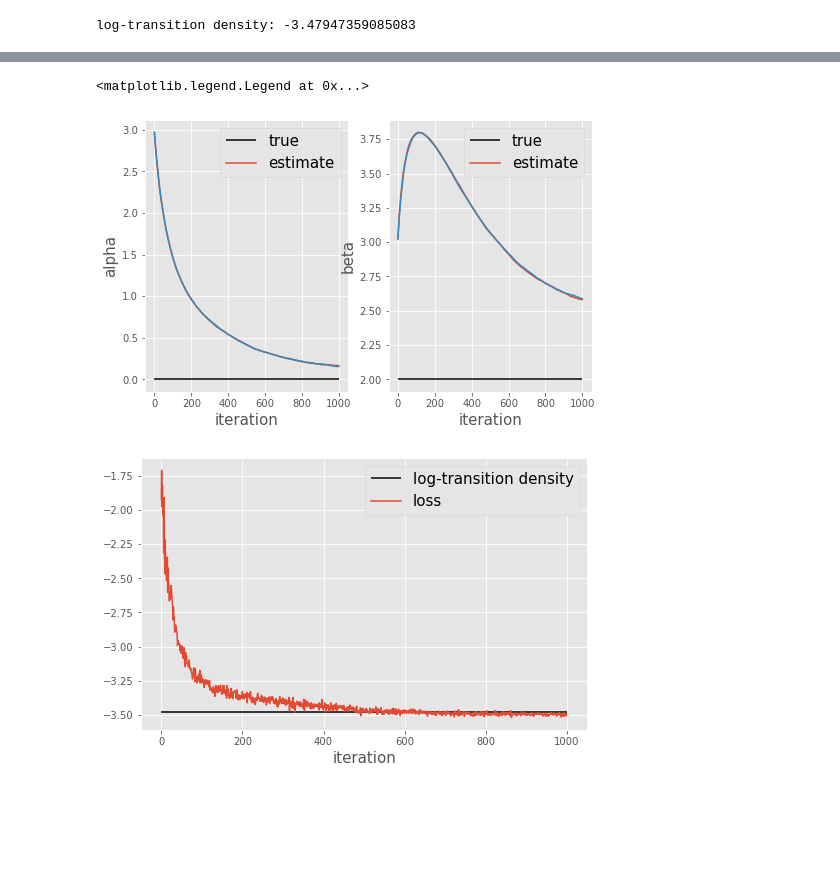
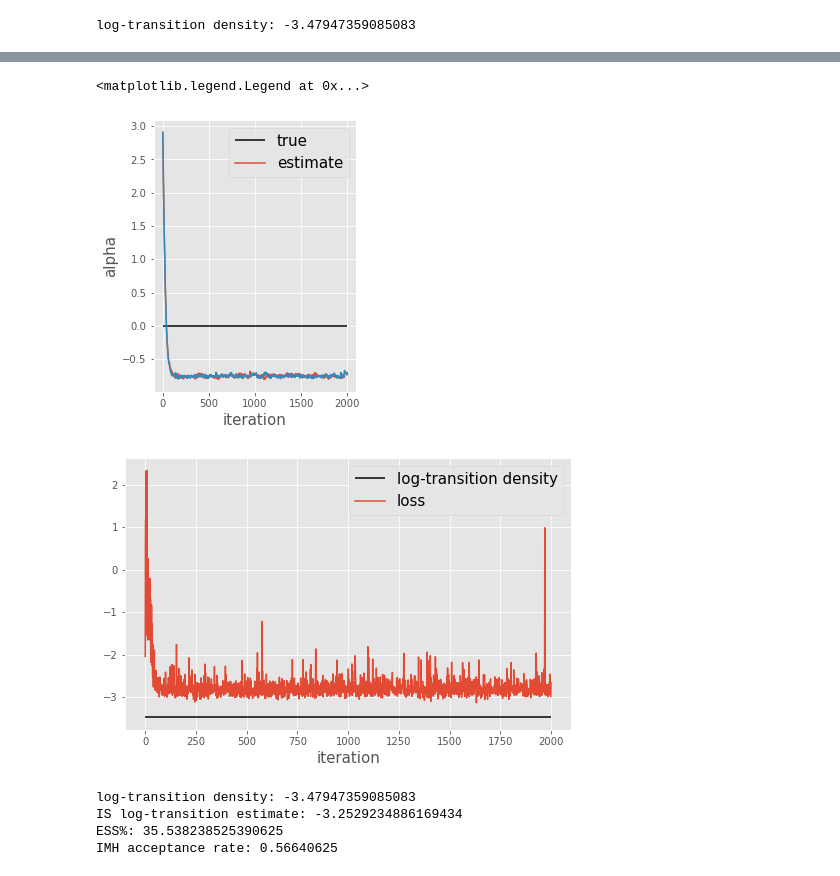
Before and after one commit to jeremyhengjm/DiffusionBridge, a Jupyter notebook: demo_ou.ipynb, the cells around one changed output, grey strips where cells are left out. Cells and saved outputs as stored; diff of their text form; code cells hidden in the pictures; blank space fills up the shorter version.

```diff
--- a/demo_ou.ipynb
+++ b/demo_ou.ipynb
@@ -37,12 +37,13 @@ grad_logh = lambda t,x: (XT - transition_mean(T - t, x)) * torch.exp(- beta * (T
 # %% [output]
 log-transition density: -3.47947359085083
 # %%
-auxiliary_type = "ou"
+# auxiliary_type = "ou"
+auxiliary_type = "brownian"
 initial_params = {
     "alpha": 3.0 * torch.ones(d),
-    "beta": 3.0 * torch.ones(d),
+    # "beta": 3.0 * torch.ones(d),
 }
-niter = 1000
+niter = 2000
 
 output = diffusion.learn_guided_proposal(
     auxiliary_type,
@@ -51,6 +52,6 @@ output = diffusion.learn_guided_proposal(
     terminal_state=XT,
     minibatch=1000,
     num_iterations=niter,
-    learning_rate=0.01,
+    learning_rate=0.05,
 )
 # %% [output]
@@ -78,26 +75,25 @@ Optimization iteration: 1000 Loss: -3.3236985206604004
 # %%
 plt.figure(figsize=(8, 5))
 plt.subplot(1, 2, 1)
 plt.hlines(float(alpha), 0, niter, color="black")
 plt.plot(output["params"]["alpha"])
 plt.xlabel("iteration", fontsize=15)
 plt.ylabel("alpha", fontsize=15)
 plt.legend(["true", "estimate"], fontsize=15)
 
-plt.subplot(1, 2, 2)
-plt.hlines(float(beta), 0, num_iterations, color="black")
-plt.plot(output["params"]["beta"])
-plt.xlabel("iteration", fontsize=15)
-plt.ylabel("beta", fontsize=15)
-plt.legend(["true", "estimate"], fontsize=15)
+# plt.subplot(1, 2, 2)
+# plt.hlines(float(beta), 0, niter, color="black")
+# plt.plot(output["params"]["beta"])
+# plt.xlabel("iteration", fontsize=15)
+# plt.ylabel("beta", fontsize=15)
+# plt.legend(["true", "estimate"], fontsize=15)
 
 plt.figure(figsize=(8, 5))
-plt.hlines(float(log_transition_density), 0, num_iterations, color="black")
-# plt.plot(output["loss"].detach().numpy())
-plt.plot(loss_values.detach().numpy())
+plt.hlines(float(log_transition_density), 0, niter, color="black")
+plt.plot(output["loss"].detach().numpy())
 plt.xlabel("iteration", fontsize=15)
 plt.legend(["log-transition density", "loss"], fontsize=15)
 # %% [output]
 <matplotlib.legend.Legend at 0x...>
-[figure, old version]
+[figure, new version]
-[figure, old version]
+[figure, new version]
@@ -138,14 +100,17 @@ output["beta"]
 # %%
 N = 2**10
-proposal_drift = lambda t,x: diffusion.f(t,x) + diffusion.Sigma * output['aux_diffusion'].grad_logh(
-                diffusion.invSigma, XT, diffusion.T, t, x
-            )
+proposal_drift = lambda t, x: diffusion.f(t, x) + diffusion.Sigma * output[
+    "auxiliary"
+].grad_logh(XT, t, x)
 with torch.no_grad():
-    simulation_output = diffusion.simulate_proposal_bridge(proposal_drift, X0, XT, N, modify=True)
-    trajectories = simulation_output['trajectories']
-    log_proposal = simulation_output['logdensity']
-log_target = diffusion.law_bridge(trajectories)
-log_weights = log_target - log_proposal
+    simulation_output = diffusion.simulate_proposal_bridge(
+        proposal_drift, X0, XT, N, modify=False
+    )
+    trajectories = simulation_output["trajectories"]
+    log_proposal = simulation_output["logdensity"]
+# log_target = diffusion.law_bridge(trajectories)
+# log_weights = log_target - log_proposal
+log_weights = output["auxiliary"].log_radon_nikodym(trajectories)
 
 # importance sampling
 max_log_weights = torch.max(log_weights)
@@ -160,8 +125,8 @@ print("ESS%:", float(ess * 100 / N))
 # independent Metropolis-Hastings
 with torch.no_grad():
     initial = diffusion.simulate_proposal_bridge(proposal_drift, X0, XT, 1)
-    current_trajectory = initial['trajectories']
-    current_log_proposal = initial['logdensity']
+    current_trajectory = initial["trajectories"]
+    current_log_proposal = initial["logdensity"]
 current_log_target = diffusion.law_bridge(current_trajectory)
 current_log_weight = current_log_target - current_log_proposal
 num_accept = 0
@@ -170,9 +135,14 @@ for n in range(N):
     proposed_log_weight = log_weights[n]
     log_accept_prob = proposed_log_weight - current_log_weight
 
-    if (torch.log(torch.rand(1)) < log_accept_prob):
+    if torch.log(torch.rand(1)) < log_accept_prob:
         current_trajectory = proposed_trajectory.clone()
         current_log_weight = proposed_log_weight.clone()
         num_accept += 1
 accept_rate = num_accept / N
 print("IMH acceptance rate:", accept_rate)
+# %% [output]
+log-transition density: -3.47947359085083
+IS log-transition estimate: -3.2529234886169434
+ESS%: 35.538238525390625
+IMH acceptance rate: 0.56640625
```
Also changed, not shown: parts of 3 cells of this notebook, 1 other file.
